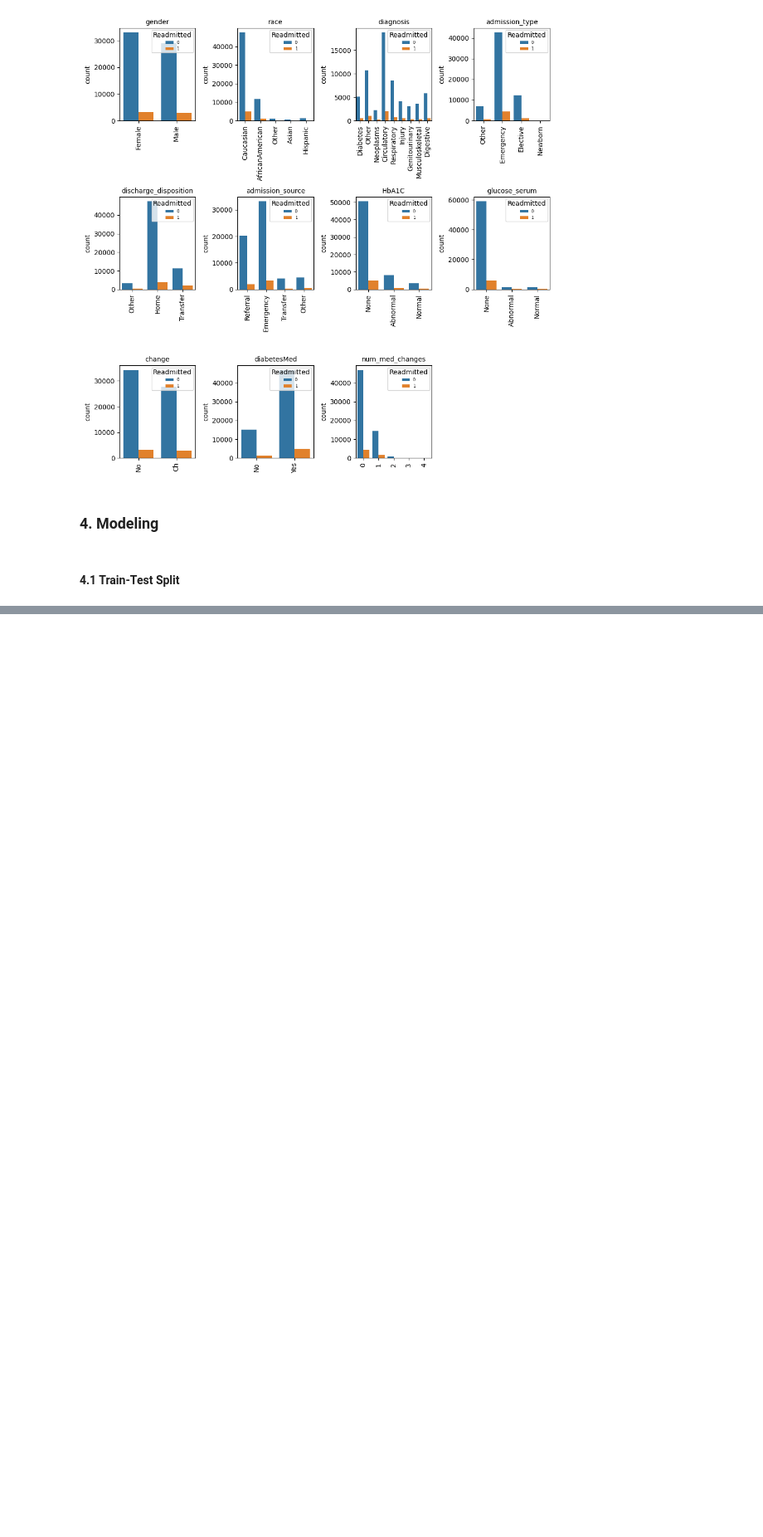
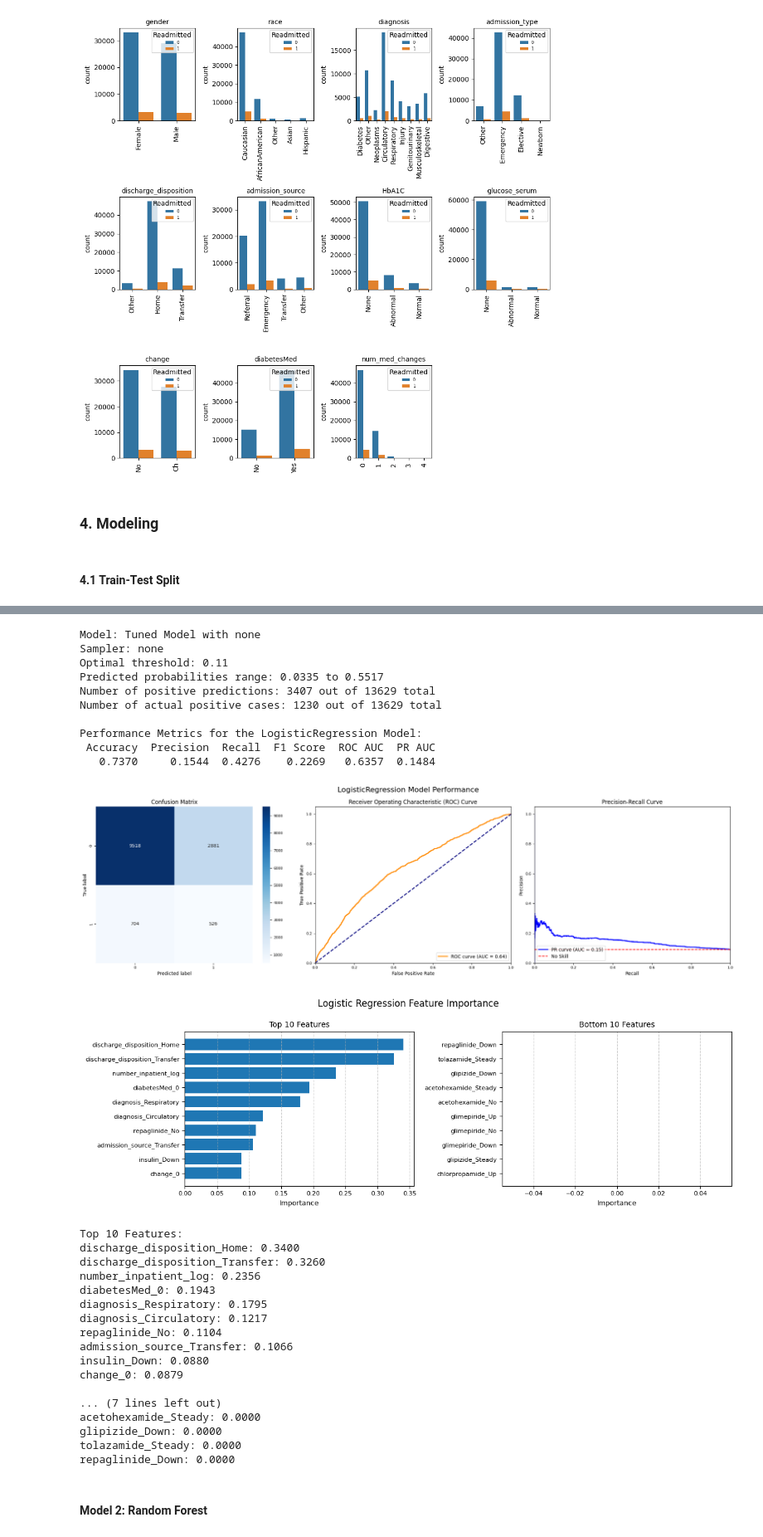
Before and after one commit to madokahazemi/diabetes-readmission-prediction, a Jupyter notebook: code/Prediction on Hospital Readmission.ipynb, the cells around one changed output, grey strips where cells are left out. Shown at 83% size. Drawn from its saved outputs; the diff is of its cells as text; code cells hidden in the pictures; blank space fills up the shorter version.

Commit message:
Models evaluation

```diff
--- a/code/Prediction on Hospital Readmission.ipynb
+++ b/code/Prediction on Hospital Readmission.ipynb
@@ -1149,0 +1027,25 @@ plt.show()
+# %%
+# Convert optimized results to DataFrame
+results_df_logistic_regression = pd.DataFrame(results_logistic_regression).T
+
+# Find the best model based on F1 Score (or another metric of your choice)
+best_model = results_df_logistic_regression['F1 Score'].idxmax()
+
+print("Results for all models (with optimized thresholds):")
+print(results_df_logistic_regression)
+
+print("\nBest Parameters and Optimal Thresholds for each model:")
+for model in best_params_logistic_regression.keys():
+    print(f"\n{model}:")
+    print(f"  Optimal Threshold: {optimal_thresholds_logistic_regression[model]}")
+    for param, value in best_params_logistic_regression[model].items():
+        print(f"  {param}: {value}")
+
+print(f"\nBest Overall Model: {best_model}")
+print("Best Parameters:")
+for param, value in best_params_logistic_regression[best_model].items():
+    print(f"  {param}: {value}")
+print(f"Optimal Threshold: {optimal_thresholds_logistic_regression[best_model]}")
+print("\nBest Model Performance:")
+for metric, value in results_logistic_regression[best_model].items():
+    print(f"  {metric}: {value}")
@@ -1149,0 +1070,47 @@ plt.show()
+# %%
+# Evaluate metrics for the best Logistic Regression model
+metrics, best_model_fitted = evaluate_model(best_model,
+                                            X_train_preprocessed,
+                                            y_train,
+                                            X_test_preprocessed,
+                                            y_test,
+                                            results_df_logistic_regression,
+                                            best_params_logistic_regression,
+                                            optimal_thresholds_logistic_regression,
+                                            samplers,
+                                            LogisticRegression)
+
+# Feature Importance
+plot_feature_importance(best_model_fitted, feature_names, 'Logistic Regression')
+# %% [output]
+Model: Tuned Model with none
+Sampler: none
+Optimal threshold: 0.11
+Predicted probabilities range: 0.0335 to 0.5517
+Number of positive predictions: 3407 out of 13629 total
+Number of actual positive cases: 1230 out of 13629 total
+
+Performance Metrics for the LogisticRegression Model:
+ Accuracy  Precision  Recall  F1 Score  ROC AUC  PR AUC
+   0.7370     0.1544  0.4276    0.2269   0.6357  0.1484
+[figure, added]
+[figure, added]
+Top 10 Features:
+discharge_disposition_Home: 0.3400
+discharge_disposition_Transfer: 0.3260
+number_inpatient_log: 0.2356
+diabetesMed_0: 0.1943
+diagnosis_Respiratory: 0.1795
+diagnosis_Circulatory: 0.1217
+repaglinide_No: 0.1104
+admission_source_Transfer: 0.1066
+insulin_Down: 0.0880
+change_0: 0.0879
+
+... (7 lines left out)
+acetohexamide_Steady: 0.0000
+glipizide_Down: 0.0000
+tolazamide_Steady: 0.0000
+repaglinide_Down: 0.0000
+# %% [markdown]
+#### __Model 2: Random Forest__
```
Also changed, not shown: parts of 52 cells of this notebook, 8 other files.
